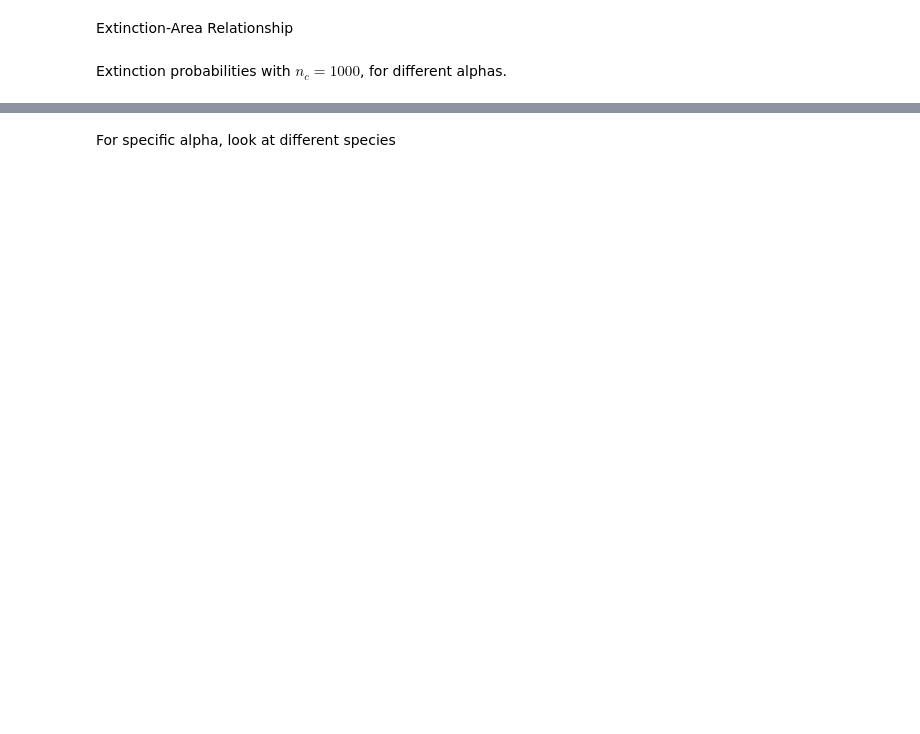
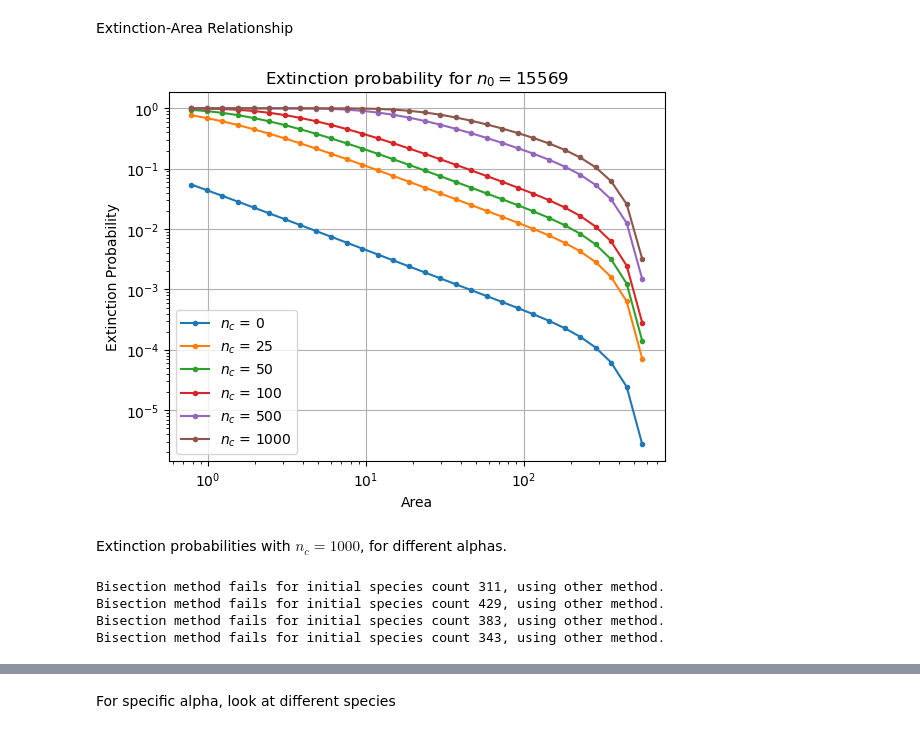
Before and after one commit to Mohamedhoesein/Complex-System-Simulation, a Jupyter notebook: habitat.ipynb, the cells around one changed output, grey strips where cells are left out. Saved outputs shown, nothing was run; the diff lists cells and outputs as text; code cells hidden in the pictures; blank space fills up the shorter version.

```diff
--- a/habitat.ipynb
+++ b/habitat.ipynb
@@ -44,5 +60,5 @@ grid = Field(
 # %%
-species = grid.points
-number_of_individuals = [len(species[i]) for i in range(len(species))]
+species = grid.points.values()
+number_of_individuals = [len(species) for species in grid.points.values()]
 for i in range(len(species)):
     print(f"Species {i} with alpha={round(species_alpha[i], 3)} has {number_of_individuals[i]} individuals.")
@@ -209,15 +292,15 @@ plt.show()
 # %% [markdown]
 Extinction-Area Relationship
 # %%
-# def determine_q(q_try, fractional_area, initial_species_count):
-#     lhs = fractional_area * initial_species_count
-#     # lhs = np.full_like(q_try, lhs)
-#     rhs = (q_try / (1 - q_try)) - ((initial_species_count + 1) * q_try ** (initial_species_count + 1)) / (1 - q_try ** (initial_species_count + 1))
-#     root_find = lhs - rhs
+def determine_q(q_try, fractional_area, initial_species_count):
+    lhs = fractional_area * initial_species_count
+    # lhs = np.full_like(q_try, lhs)
+    rhs = (q_try / (1 - q_try)) - ((initial_species_count + 1) * q_try ** (initial_species_count + 1)) / (1 - q_try ** (initial_species_count + 1))
+    root_find = lhs - rhs
 
-#     y_closest = np.min(np.abs(root_find))
-#     q_closest = q_try[np.argmin(np.abs(root_find))]
-#     # print(f"Closest value to zero is {y_closest} at q={q_closest}")
+    y_closest = np.min(np.abs(root_find))
+    q_closest = q_try[np.argmin(np.abs(root_find))]
+    # print(f"Closest value to zero is {y_closest} at q={q_closest}")
 
 #     # plt.figure()
 #     # plt.plot(q_try, root_find)
@@ -227,7 +310,7 @@ Extinction-Area Relationship
 #     # plt.ylim(-10, 10)
 #     # plt.show()
 
-#     return q_closest
+    return q_closest
 # %%
 # Root finding function for q, bisection method
 
@@ -242,7 +325,10 @@ def q_bisection(a, b, epsilon, fractional_area, initial_species_count):
 
     # Check condition for bisection method
     if f_a * f_b > 0:
-        return print("Bisection method fails.")
+        print(f"Bisection method fails for initial species count {initial_species_count}, using other method.")
+        q_try = np.linspace(0, 1.01, 100000)
+        q = determine_q(q_try, fractional_area, initial_species_count)
+        return q
 
     # Middle point
     c = (a + b) / 2.0
@@ -266,7 +352,7 @@ def extinction_probability(q, n_c, n_0):
 # %%
 q_try = np.linspace(0, 1.01, 100000)
 n_individuals = 15569
-area_original = Area_values[-1]
+area_original = A_values[-1]
 
 a = 0
 b = 1.01
@@ -279,11 +365,11 @@ q_array = np.empty(len(critical_abundance), dtype=object)
 extinction_prob_array = np.empty(len(critical_abundance), dtype=object)
 
 for j in range(len(critical_abundance)):
-    q = np.empty(len(Area_values) - 1)
-    extinction_probabilities = np.empty(len(Area_values) - 1)
+    q = np.empty(len(A_values) - 1)
+    extinction_probabilities = np.empty(len(A_values) - 1)
 
-    for i in range(0, len(Area_values) - 1):
-        area = Area_values[i]
+    for i in range(0, len(A_values) - 1):
+        area = A_values[i]
         fractional_area = area / area_original
         q_value = q_bisection(a, b, epsilon, fractional_area, n_individuals)
         q[i] = q_value
@@ -294,7 +380,7 @@ for j in range(len(critical_abundance)):
     q_array[j] = q
     extinction_prob_array[j] = extinction_probabilities
 
-# area_shrunk = Area_values[25]
+# area_shrunk = A_values[25]
 # fractional_area = area_shrunk / area_original
 # # n_individuals = len(all_points)
 # print(area_shrunk, area_original)
@@ -308,38 +394,40 @@ for j in range(len(critical_abundance)):
 # %%
 plt.figure()
 for i in range(len(critical_abundance)):
-    plt.plot(Area_values[:-1], extinction_prob_array[i], 'o-', label=fr'$n_c$ = {critical_abundance[i]}', markersize=3)
+    plt.plot(A_values[:-1], extinction_prob_array[i], 'o-', label=fr'$n_c$ = {critical_abundance[i]}', markersize=3)
 
-# plt.plot(Area_values[:-1], extinction_probabilities, 'o-', label='Extinction Probability', markersize=3)
-# plt.plot(Area_values[:-1], q, 'o-', label='q', markersize=3)
+# plt.plot(A_values[:-1], extinction_probabilities, 'o-', label='Extinction Probability', markersize=3)
+# plt.plot(A_values[:-1], q, 'o-', label='q', markersize=3)
 plt.legend()
 plt.xlabel("Area")
 plt.ylabel("Extinction Probability")
 plt.grid(True)
 plt.yscale('log')
 plt.xscale('log')
 plt.title(fr"Extinction probability for $n_0 = {n_individuals}$")
 plt.show()
+# %% [output]
+[figure, added]
 # %% [markdown]
 Extinction probabilities with $n_c = 1000$, for different alphas.
 # %%
-critical_abundance = 300
+critical_abundance = 100
 
-q_array = np.empty(n_species, dtype=object)
+# q_array = np.empty(n_species, dtype=object)
 q_array = []
-extinction_prob_array = np.empty(n_species, dtype=object)
+# extinction_prob_array = np.empty(n_species, dtype=object)
 extinction_prob_array = []
 
 for j in range(n_species):
-    n_individuals = len(grid.points[j])
+    n_individuals = len(list(grid.points.values())[j])
     if n_individuals < critical_abundance:
         print(f"Species {j} has only {n_individuals} individuals, skipping.")
         continue
-    q = np.empty(len(Area_values) - 1)
-    extinction_probabilities = np.empty(len(Area_values) - 1)
+    q = np.empty(len(A_values) - 1)
+    extinction_probabilities = np.empty(len(A_values) - 1)
 
-    for i in range(0, len(Area_values) - 1):
-        area = Area_values[i]
+    for i in range(0, len(A_values) - 1):
+        area = A_values[i]
         fractional_area = area / area_original
         q_value = q_bisection(a, b, epsilon, fractional_area, n_individuals)
         q[i] = q_value
@@ -350,6 +438,11 @@ for j in range(n_species):
 
     q_array.append(q)
     extinction_prob_array.append(extinction_probabilities)
+# %% [output]
+Bisection method fails for initial species count 311, using other method.
+Bisection method fails for initial species count 429, using other method.
+Bisection method fails for initial species count 383, using other method.
+Bisection method fails for initial species count 343, using other method.
 # %%
 plt.figure()
 for i in range(len(extinction_prob_array)):
```
Also changed, not shown: parts of 13 cells of this notebook, 3 other files.
